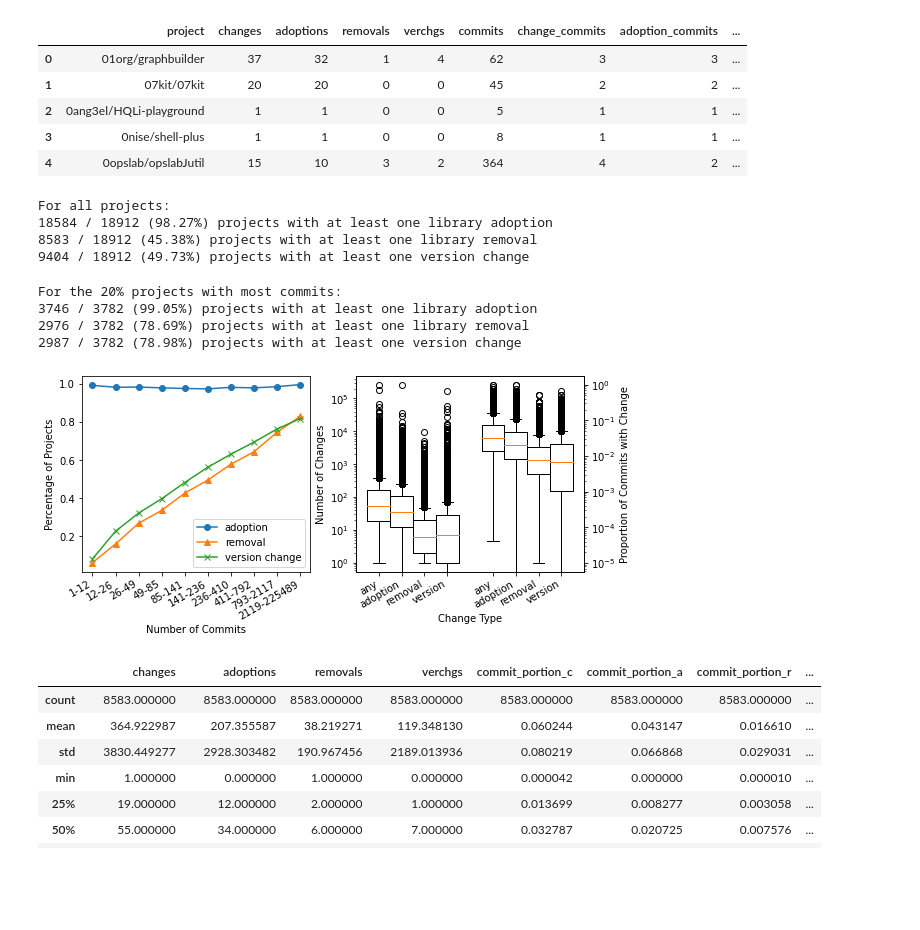
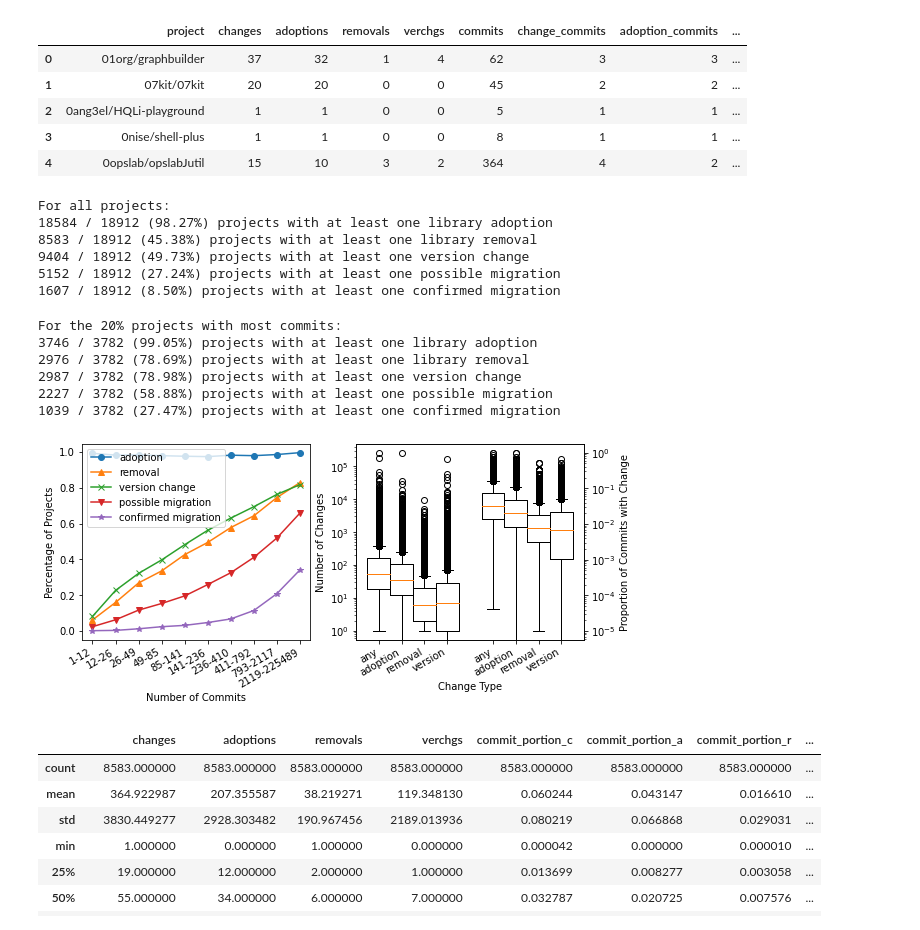
Before and after one commit to hehao98/LibraryMigration, a Jupyter notebook: plot_depchgs.ipynb, the cells around one changed output. Saved outputs shown, nothing was run; the diff lists cells and outputs as text; code cells hidden in the pictures; blank space fills up the shorter version.

Commit message:
Add migration graph visualization

```diff
--- a/plot_depchgs.ipynb
+++ b/plot_depchgs.ipynb
@@ -70,64 +70,75 @@ print("For all projects:")
 print(f"{percent(proj_stats, proj_stats.adoptions != 0)} projects with at least one library adoption")
 print(f"{percent(proj_stats, proj_stats.removals != 0)} projects with at least one library removal")
 print(f"{percent(proj_stats, proj_stats.verchgs != 0)} projects with at least one version change")
-# print(f"{percent(proj_stats, proj_stats.possible_migrations != 0)} projects with at least one possible migration")
-# print(f"{percent(proj_stats, proj_stats.confirmed_migrations != 0)} projects with at least one confirmed migration")
+print(f"{percent(proj_stats, proj_stats.possible_migrations != 0)} projects with at least one possible migration")
+print(f"{percent(proj_stats, proj_stats.confirmed_migrations != 0)} projects with at least one confirmed migration")
 # %% [output]
 For all projects:
 18584 / 18912 (98.27%) projects with at least one library adoption
 8583 / 18912 (45.38%) projects with at least one library removal
 9404 / 18912 (49.73%) projects with at least one version change
+5152 / 18912 (27.24%) projects with at least one possible migration
+1607 / 18912 (8.50%) projects with at least one confirmed migration
 # %%
 splits = np.array_split(proj_stats.sort_values(by="commits"), 5)[-1]
 print("For the 20% projects with most commits:")
 print(f"{percent(splits, splits.adoptions != 0)} projects with at least one library adoption")
 print(f"{percent(splits, splits.removals != 0)} projects with at least one library removal")
 print(f"{percent(splits, splits.verchgs != 0)} projects with at least one version change")
+print(f"{percent(splits, splits.possible_migrations != 0)} projects with at least one possible migration")
+print(f"{percent(splits, splits.confirmed_migrations != 0)} projects with at least one confirmed migration")
 # %% [output]
 For the 20% projects with most commits:
 3746 / 3782 (99.05%) projects with at least one library adoption
 2976 / 3782 (78.69%) projects with at least one library removal
 2987 / 3782 (78.98%) projects with at least one version change
+2227 / 3782 (58.88%) projects with at least one possible migration
+1039 / 3782 (27.47%) projects with at least one confirmed migration
 # %%
 splits = np.array_split(proj_stats.sort_values(by="commits"), 10)
 ranges = list(map(lambda x: f"{min(x.commits)}-{max(x.commits)}", splits))
 adt_rate = list(map(lambda x: len(x[x.adoptions != 0]) / len(x), splits))
 rem_rate = list(map(lambda x: len(x[x.removals != 0]) / len(x), splits))
 ver_rate = list(map(lambda x: len(x[x.verchgs != 0]) / len(x), splits))
+posmig_rate = list(map(lambda x: len(x[x.possible_migrations != 0]) / len(x), splits))
+conmig_rate = list(map(lambda x: len(x[x.confirmed_migrations != 0]) / len(x), splits))
 proj_stats_f = proj_stats[proj_stats.removals != 0].copy()
 
 fig, axes = plt.subplots(1, 2, figsize=(9,4))
 axes[0].plot(ranges, adt_rate, marker="o", label="adoption")
 axes[0].plot(ranges, rem_rate, marker="^", label="removal")
 axes[0].plot(ranges, ver_rate, marker="x", label="version change")
+axes[0].plot(ranges, posmig_rate, marker="v", label="possible migration")
+axes[0].plot(ranges, conmig_rate, marker="*", label="confirmed migration")
 axes[0].set_xlabel("Number of Commits")
 axes[0].set_ylabel("Percentage of Projects")
 axes[0].legend()
 
 axes[1].boxplot(x=[
     proj_stats_f.changes,
     proj_stats_f.adoptions,
     proj_stats_f.removals,
-    proj_stats_f.verchgs],
+    proj_stats_f.verchgs,
+    ],
     labels=["any", "adoption", "removal", "version"],
     positions=[0,0.5,1,1.5], widths=0.5)
 axes[1].set_yscale("log")
 axes[1].set_ylabel("Number of Changes")
 axes[1].set_xlabel("Change Type")
 ax2 = axes[1].twinx()
 ax2.boxplot(x=[
     proj_stats_f.change_commits / proj_stats_f.commits,
     proj_stats_f.adoption_commits / proj_stats_f.commits,
     proj_stats_f.removal_commits / proj_stats_f.commits,
     proj_stats_f.verchg_commits / proj_stats_f.commits,
     ], labels=["any", "adoption", "removal", "version"], positions=[2.5,3,3.5,4], widths=0.5)
 ax2.set_yscale("log")
 ax2.set_ylabel("Proportion of Commits with Change")
 
 fig.autofmt_xdate()
 fig.savefig("plots/depchgs.pdf", bbox_inches="tight")
 # %% [output]
-[figure, old version]
+[figure, new version]
 # %%
 proj_stats_f["commit_portion_c"] = proj_stats_f.change_commits / proj_stats_f.commits
 proj_stats_f["commit_portion_a"] = proj_stats_f.adoption_commits / proj_stats_f.commits
```
Also changed, not shown: 2 other files.
